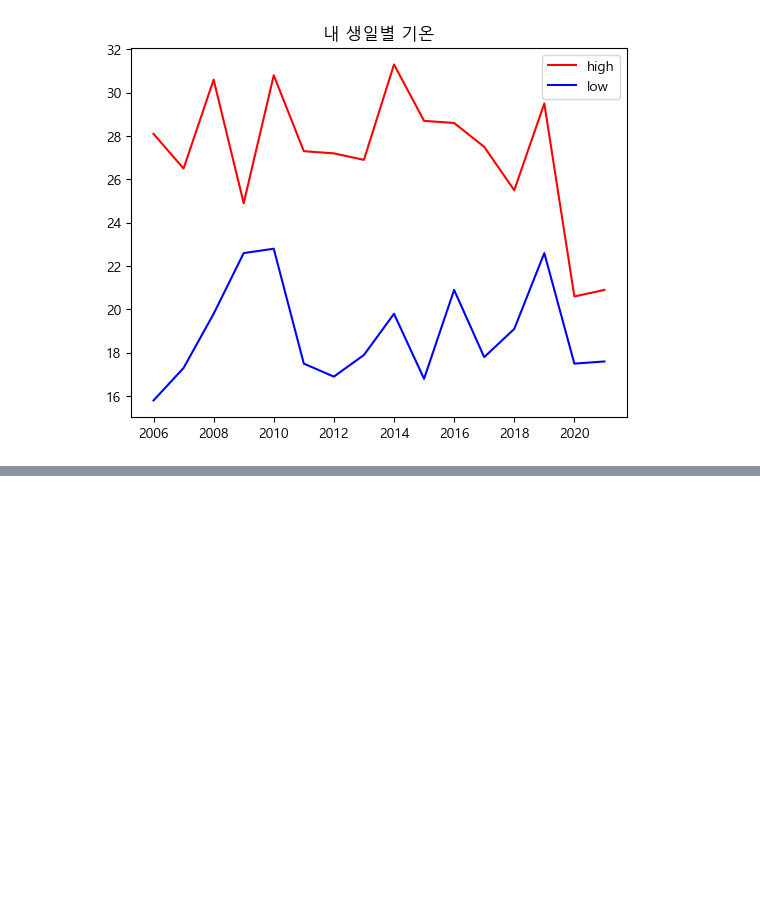
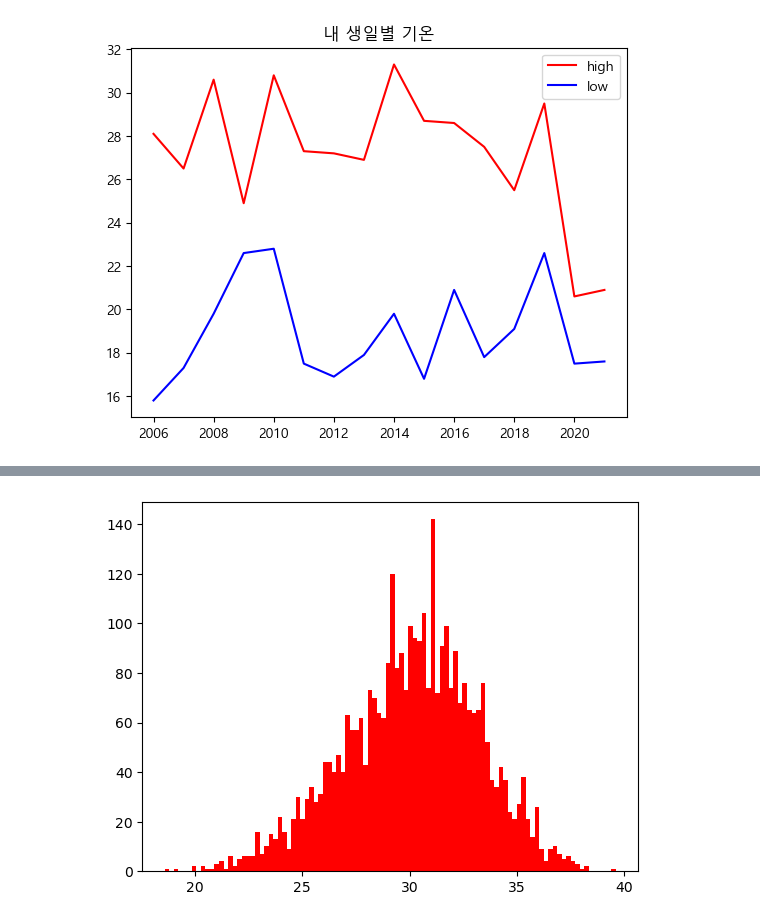
Before and after one commit to kimdonghyug/data_analysis, a Jupyter notebook: 데이터_분석_csv.ipynb, the cells around one changed output, grey strips where cells are left out. Cells and saved outputs as stored; diff of their text form; code cells hidden in the pictures; blank space fills up the shorter version.

```diff
--- a/데이터_분석_csv.ipynb
+++ b/데이터_분석_csv.ipynb
@@ -135,0 +170,15 @@ plt.show()
+# %%
+f = open('./data/seoul.csv','r',encoding='cp949')
+data = csv.reader(f)
+next(data)
+result =[]
+for i in data:
+    month = i[0].split('-')[1]
+    if i[-1] != '':
+        if month == '08':
+            result.append(float(i[-1]))
+
+plt.hist(result,bins=100,color='r')
+plt.show()
+# %% [output]
+[figure, added]
```
Also changed, not shown: parts of 74 cells of this notebook.
